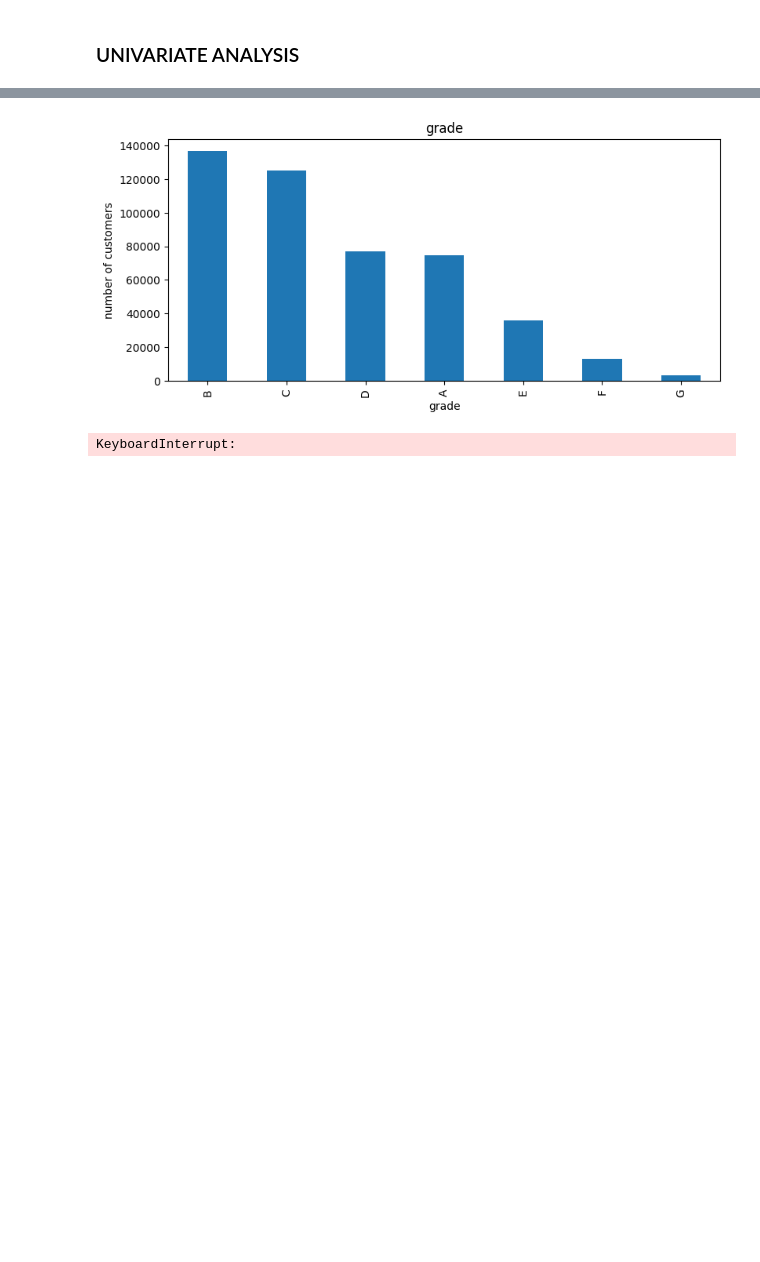
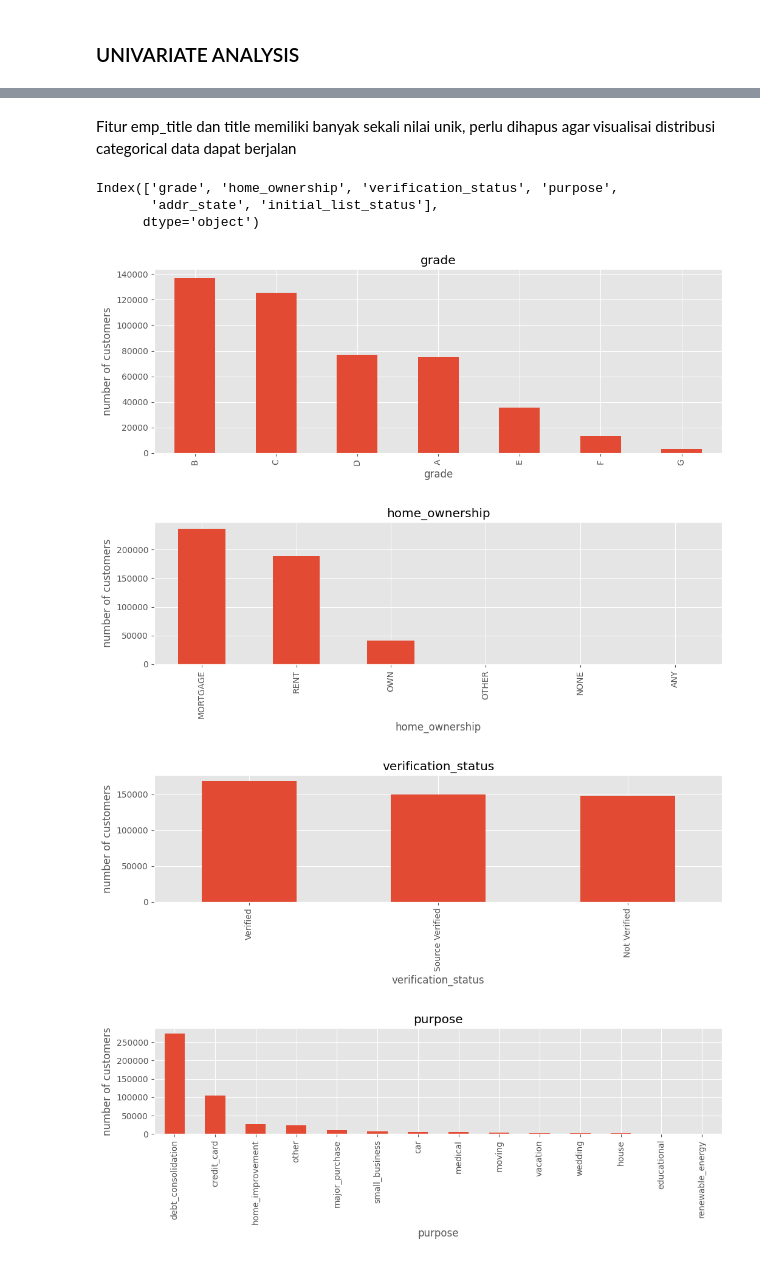
Before and after one commit to rfaoktvian/Credit_Risk_Prediction_ID-X-Partners, a Jupyter notebook: CreditRisk_Final_Project_ID_X_Partners.ipynb, the cells around one changed output, grey strips where cells are left out. Drawn from its saved outputs; the diff is of its cells as text; code cells hidden in the pictures; blank space fills up the shorter version.

```diff
--- a/CreditRisk_Final_Project_ID_X_Partners.ipynb
+++ b/CreditRisk_Final_Project_ID_X_Partners.ipynb
@@ -21,8 +21,8 @@ drive.mount('/content/drive')'''
 # %% [markdown]
 ### LOAD DATA
 # %%
-# path = '/content/drive/My Drive/Kuliah/PortfolioProject/IDX Partners Final Project/loan_data_2007_2014.csv'
-path = 'loan_data_2007_2014.csv'
+path = '/content/drive/My Drive/Kuliah/PortfolioProject/IDX Partners Final Project/loan_data_2007_2014.csv'
+#path = 'loan_data_2007_2014.csv'
 df = pd.read_csv(path)
 # %% [markdown]
 ### DATA UNDERSTANDING
@@ -643,12 +682,29 @@ df.shape
+# %% [markdown]
+Fitur emp_title dan title memiliki banyak sekali nilai unik, perlu dihapus agar visualisai distribusi categorical data dapat berjalan
+# %%
+df.drop(['emp_title', 'title', 'application_type'], axis=1, inplace=True)
+# %%
+categorical_df = df.select_dtypes(include=['object']).columns
+categorical_df
+# %% [output]
+Index(['grade', 'home_ownership', 'verification_status', 'purpose',
+       'addr_state', 'initial_list_status'],
+      dtype='object')
 # %%
+# Distribusi Categorical Data
+plt.style.use("ggplot")
+
 for column in categorical_df:
-    plt.figure(figsize=(20,4))
+    plt.figure(figsize=(20, 4))
     plt.subplot(121)
-    df[column].value_counts().plot(kind='bar')
+    df[column].value_counts().plot(kind="bar")
     plt.xlabel(column)
-    plt.ylabel('number of customers')
+    plt.ylabel("number of customers")
     plt.title(column)
+    plt.tight_layout()
     plt.show()
 # %% [output]
-[figure, old version]
+[figure, new version]
-KeyboardInterrupt:
+[figure, added]
+[figure, added]
+[figure, added]
```
Also changed, not shown: parts of 29 cells of this notebook.
